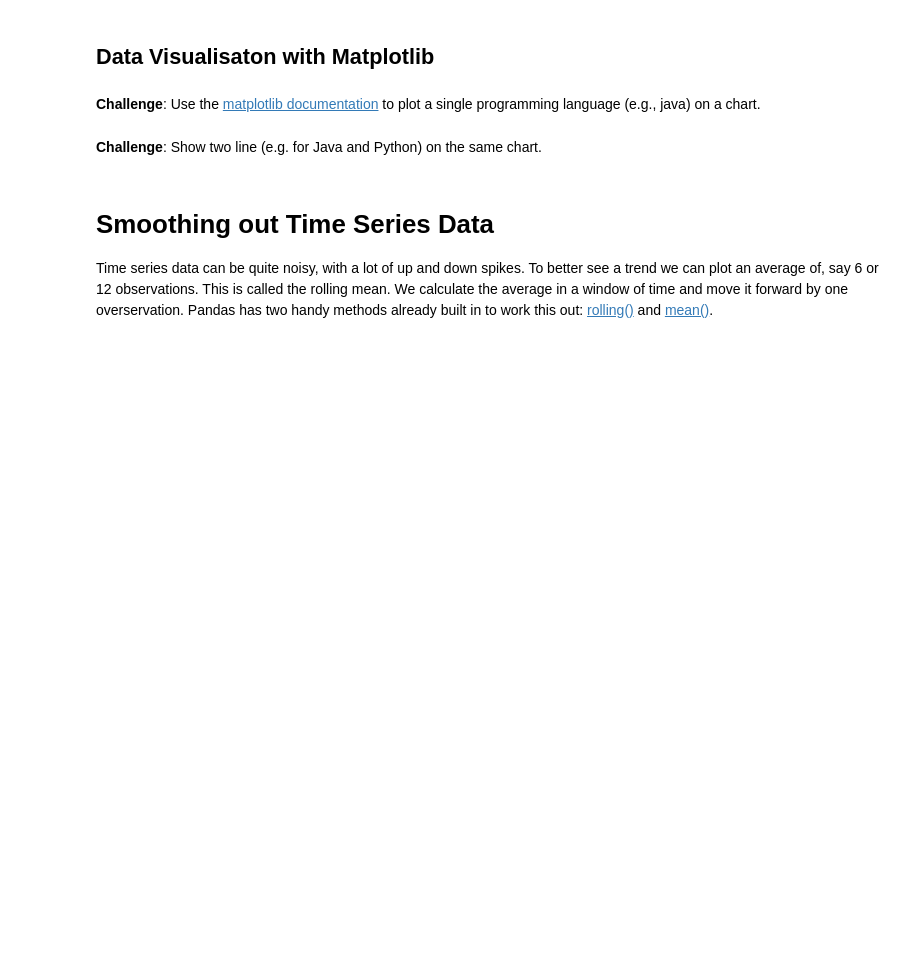
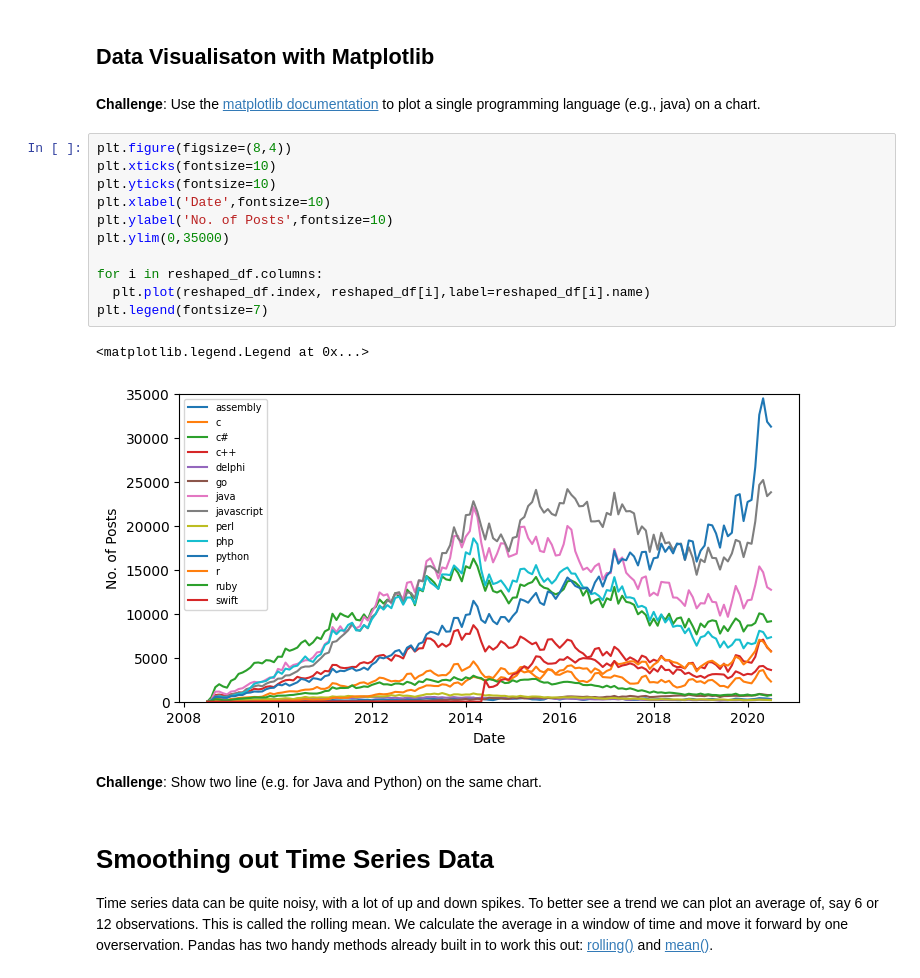
Before and after one commit to samuelard7/colab, a Jupyter notebook: Visual2.ipynb, the cells around one changed output. Saved outputs shown, nothing was run; the diff lists cells and outputs as text; blank space fills up the shorter version.

Commit message:
Visuals

```diff
--- a/Visual2.ipynb
+++ b/Visual2.ipynb
@@ -205,6 +206,20 @@ dtype: int64
 ## Data Visualisaton with Matplotlib
 # %% [markdown]
 **Challenge**: Use the [matplotlib documentation](https://matplotlib.org/3.2.1/api/_as_gen/matplotlib.pyplot.plot.html#matplotlib.pyplot.plot) to plot a single programming language (e.g., java) on a chart.
+# %%
+plt.figure(figsize=(8,4))
+plt.xticks(fontsize=10)
+plt.yticks(fontsize=10)
+plt.xlabel('Date',fontsize=10)
+plt.ylabel('No. of Posts',fontsize=10)
+plt.ylim(0,35000)
+
+for i in reshaped_df.columns:
+  plt.plot(reshaped_df.index, reshaped_df[i],label=reshaped_df[i].name)
+plt.legend(fontsize=7)
+# %% [output]
+<matplotlib.legend.Legend at 0x...>
+[figure, added]
 # %% [markdown]
 **Challenge**: Show two line (e.g. for Java and Python) on the same chart.
 # %% [markdown]
```
Also changed, not shown: parts of 1 cell of this notebook.
